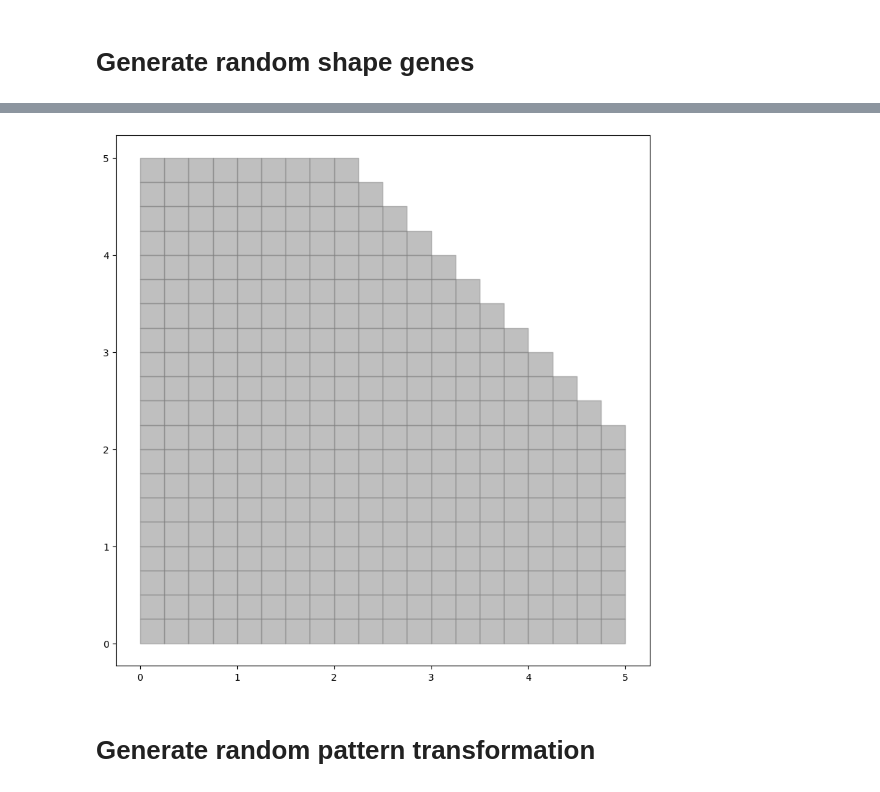
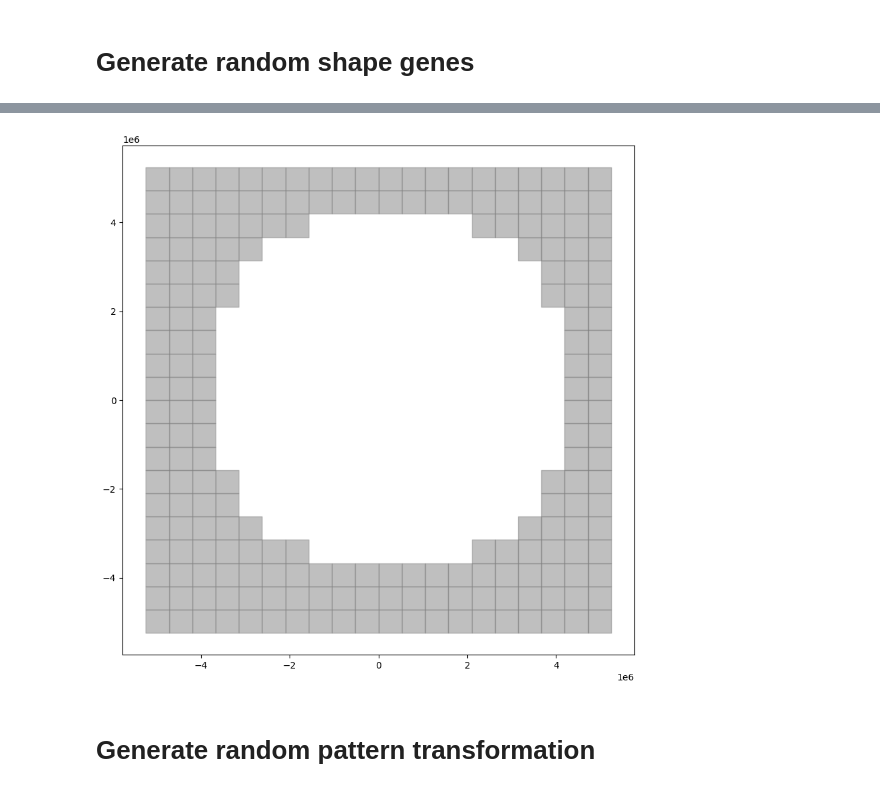
Before and after one commit to danpacho/capstone_1, a Jupyter notebook: test.gene.ipynb, the cells around one changed output, grey strips where cells are left out. Drawn from its saved outputs; the diff is of its cells as text; code cells hidden in the pictures.

```diff
--- a/test.gene.ipynb
+++ b/test.gene.ipynb
@@ -31,19 +31,21 @@ from src.ga.gene.shape.shape_gene import ShapeGene
 [StochasticStorage]: JSON data loaded from /Users/june/Documents/project/cau/4_1/capstone_design_1/__shape_gene_pdf.json
 [StochasticStorage]: JSON data loaded from /Users/june/Documents/project/cau/4_1/capstone_design_1/__shape_gene_pdf.json
 [StochasticStorage]: JSON data loaded from /Users/june/Documents/project/cau/4_1/capstone_design_1/__shape_gene_pdf.json
+# %%
+N = 35
 # %% [markdown]
 # Generate random shape genes
 # %%
 genes: list[ShapeGene] = []
-for i in range(100):
+for i in range(N):
     genes.extend(
         [
-            ShapeGene(donut_params, gene_id=i),
-            ShapeGene(trapezoid_params, gene_id=i),
-            ShapeGene(circle_params, gene_id=i),
-            ShapeGene(triangle_params, gene_id=i),
-            ShapeGene(wing_params, gene_id=i),
-            ShapeGene(hole_params, gene_id=i),
+            ShapeGene(donut_params(), gene_id=i),
+            ShapeGene(trapezoid_params(), gene_id=i),
+            ShapeGene(circle_params(), gene_id=i),
+            ShapeGene(triangle_params(), gene_id=i),
+            ShapeGene(wing_params(), gene_id=i),
+            ShapeGene(hole_params(), gene_id=i),
         ]
     )
 
@@ -54,7 +56,7 @@ for gene in genes:
 ShapeGene.pdf_storage.save()
 ShapeGene.parameter_storage.save()
 
-ShapeGene.pdf_storage.plot_distribution("r_inner")
+# ShapeGene.pdf_storage.plot_distribution("r_inner")
 # %% [output]
 [StochasticStorage]: JSON data saved to /Users/june/Documents/project/cau/4_1/capstone_design_1/__shape_gene_pdf.json
 [Storage]: JSON data saved to /Users/june/Documents/project/cau/4_1/capstone_design_1/__gene_parameters.json
@@ -62,10 +63,10 @@ ShapeGene.pdf_storage.plot_distribution("r_inner")
 # %%
 from src.grid.visualize_points import visualize_points
 
 
-visualize_points(genes[9].pattern_unit.shape_matrix, genes[0].param.k)
+visualize_points(genes[0].pattern_unit.shape_matrix, genes[0].param.k)
 # %% [output]
-[figure, old version]
+[figure, new version]
 # %% [markdown]
 # Generate random pattern transformation
 # %%
```
Also changed, not shown: parts of 7 cells of this notebook.
